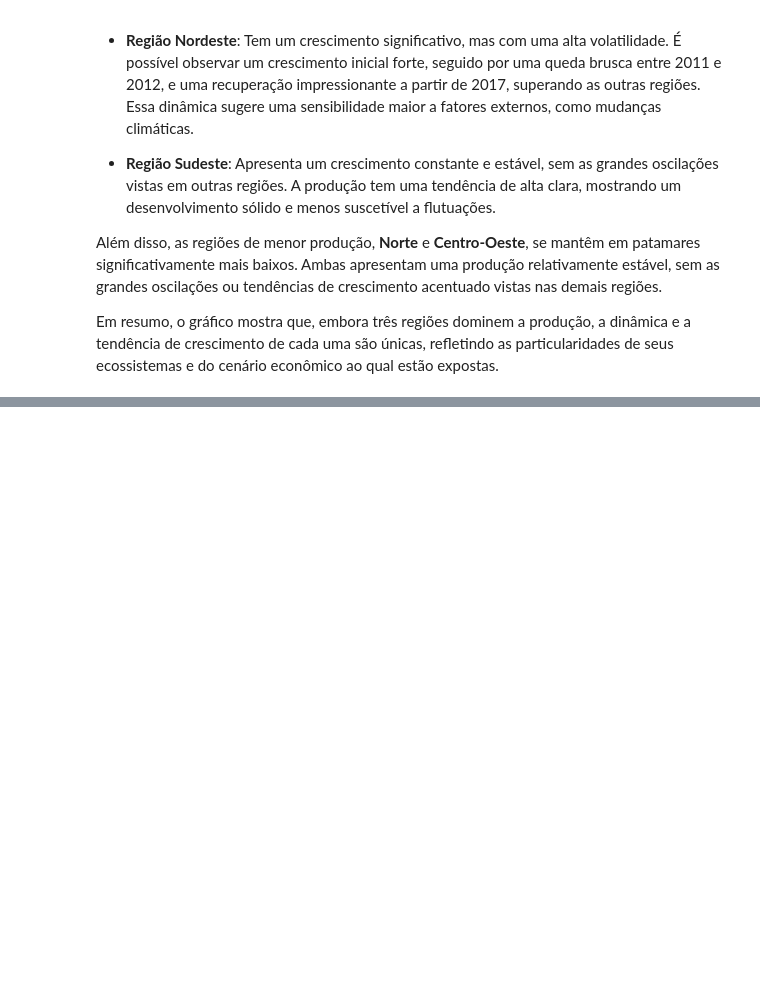
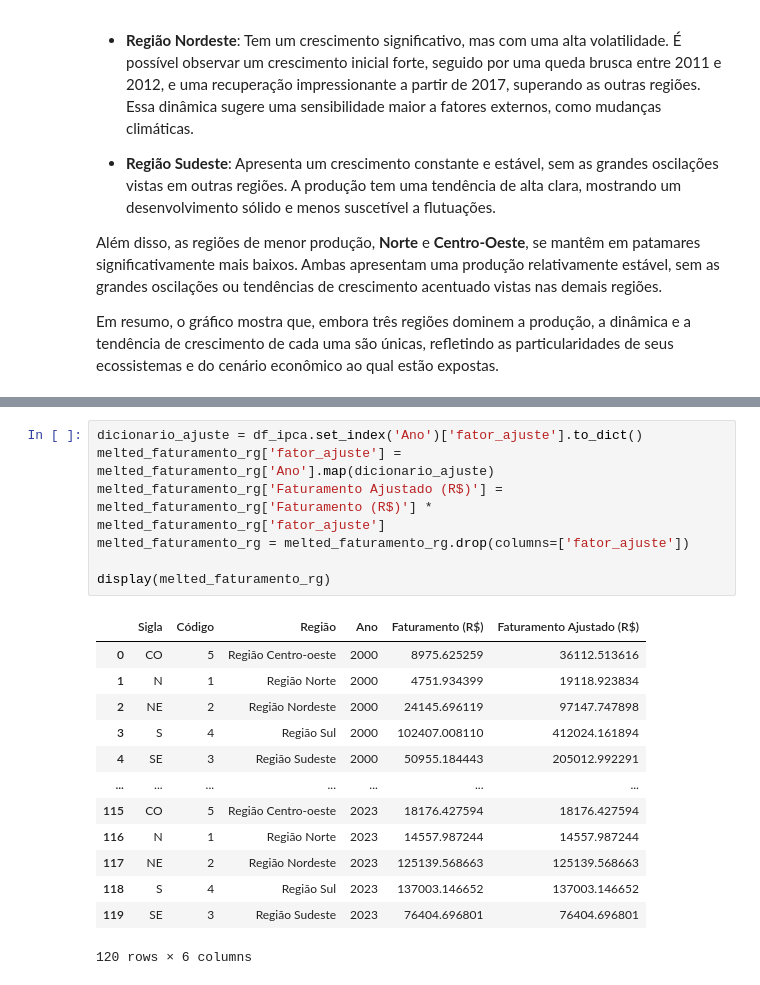
Before and after one commit to Gabriel-J-code/ad-projeto-bees-caatinga, a Jupyter notebook: relatorio.ipynb, the cells around one changed output, grey strips where cells are left out. Saved outputs shown, nothing was run; the diff lists cells and outputs as text; blank space fills up the shorter version.

```diff
--- a/relatorio.ipynb
+++ b/relatorio.ipynb
@@ -487,0 +549,21 @@ Em resumo, o gráfico mostra que, embora três regiões dominem a produção, a
+# %%
+dicionario_ajuste = df_ipca.set_index('Ano')['fator_ajuste'].to_dict()
+melted_faturamento_rg['fator_ajuste'] = melted_faturamento_rg['Ano'].map(dicionario_ajuste)
+melted_faturamento_rg['Faturamento Ajustado (R$)'] = melted_faturamento_rg['Faturamento (R$)'] * melted_faturamento_rg['fator_ajuste']
+melted_faturamento_rg = melted_faturamento_rg.drop(columns=['fator_ajuste'])
+
+display(melted_faturamento_rg)
+# %% [output]
+|  | Sigla | Código | Região | Ano | Faturamento (R$) | Faturamento Ajustado (R$) |
+| 0 | CO | 5 | Região Centro-oeste | 2000 | 8975.625259 | 36112.513616 |
+| 1 | N | 1 | Região Norte | 2000 | 4751.934399 | 19118.923834 |
+| 2 | NE | 2 | Região Nordeste | 2000 | 24145.696119 | 97147.747898 |
+| 3 | S | 4 | Região Sul | 2000 | 102407.008110 | 412024.161894 |
+| 4 | SE | 3 | Região Sudeste | 2000 | 50955.184443 | 205012.992291 |
+| ... | ... | ... | ... | ... | ... | ... |
+| 115 | CO | 5 | Região Centro-oeste | 2023 | 18176.427594 | 18176.427594 |
+| 116 | N | 1 | Região Norte | 2023 | 14557.987244 | 14557.987244 |
+| 117 | NE | 2 | Região Nordeste | 2023 | 125139.568663 | 125139.568663 |
+| 118 | S | 4 | Região Sul | 2023 | 137003.146652 | 137003.146652 |
+| 119 | SE | 3 | Região Sudeste | 2023 | 76404.696801 | 76404.696801 |
+120 rows × 6 columns
```
Also changed, not shown: parts of 11 cells of this notebook, 1 other file.
